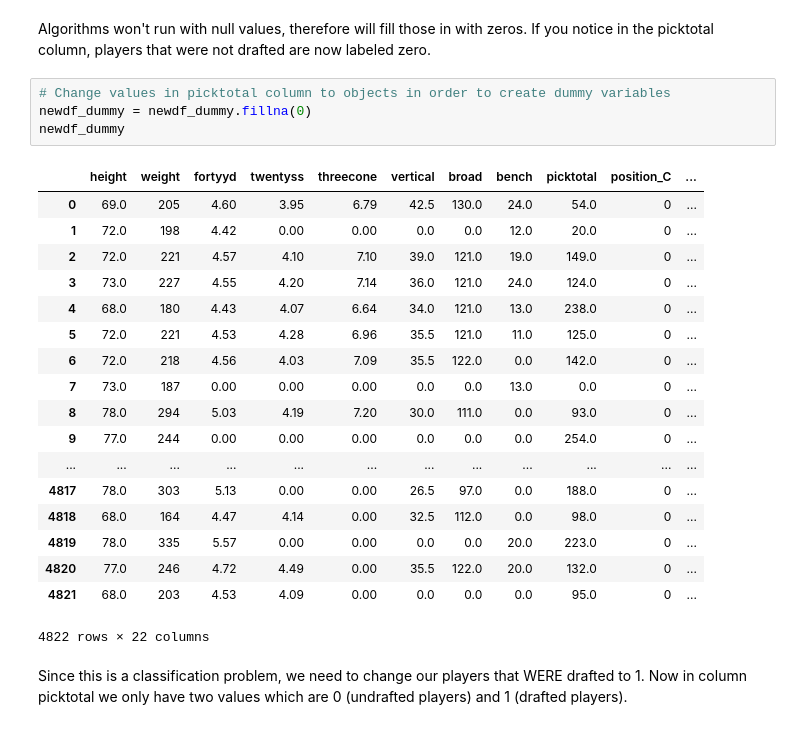
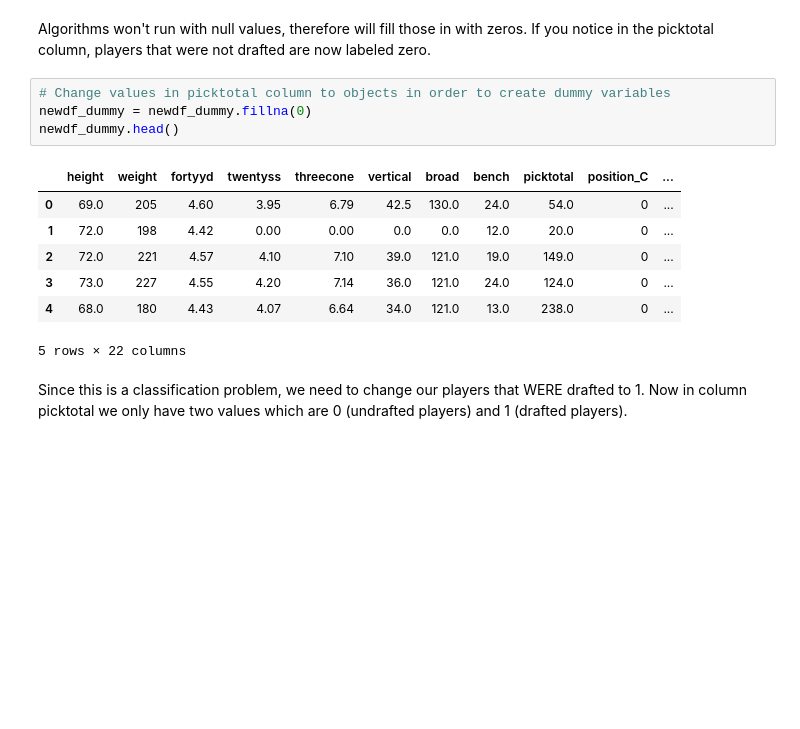
Before and after one commit to sixch/combine, a Jupyter notebook: CombineFinal.ipynb, the cells around one changed output. Cells and saved outputs as stored; diff of their text form; blank space fills up the shorter version.

```diff
--- a/CombineFinal.ipynb
+++ b/CombineFinal.ipynb
@@ -1625,26 +1625,15 @@ Algorithms won't run with null values, therefore will fill those in with zeros.
 # %%
 # Change values in picktotal column to objects in order to create dummy variables
 newdf_dummy = newdf_dummy.fillna(0)
-newdf_dummy
+newdf_dummy.head()
 # %% [output]
 |  | height | weight | fortyyd | twentyss | threecone | vertical | broad | bench | picktotal | position_C | ... |
 | 0 | 69.0 | 205 | 4.60 | 3.95 | 6.79 | 42.5 | 130.0 | 24.0 | 54.0 | 0 | ... |
 | 1 | 72.0 | 198 | 4.42 | 0.00 | 0.00 | 0.0 | 0.0 | 12.0 | 20.0 | 0 | ... |
 | 2 | 72.0 | 221 | 4.57 | 4.10 | 7.10 | 39.0 | 121.0 | 19.0 | 149.0 | 0 | ... |
 | 3 | 73.0 | 227 | 4.55 | 4.20 | 7.14 | 36.0 | 121.0 | 24.0 | 124.0 | 0 | ... |
 | 4 | 68.0 | 180 | 4.43 | 4.07 | 6.64 | 34.0 | 121.0 | 13.0 | 238.0 | 0 | ... |
-| 5 | 72.0 | 221 | 4.53 | 4.28 | 6.96 | 35.5 | 121.0 | 11.0 | 125.0 | 0 | ... |
-| 6 | 72.0 | 218 | 4.56 | 4.03 | 7.09 | 35.5 | 122.0 | 0.0 | 142.0 | 0 | ... |
-| 7 | 73.0 | 187 | 0.00 | 0.00 | 0.00 | 0.0 | 0.0 | 13.0 | 0.0 | 0 | ... |
-| 8 | 78.0 | 294 | 5.03 | 4.19 | 7.20 | 30.0 | 111.0 | 0.0 | 93.0 | 0 | ... |
-| 9 | 77.0 | 244 | 0.00 | 0.00 | 0.00 | 0.0 | 0.0 | 0.0 | 254.0 | 0 | ... |
-| ... | ... | ... | ... | ... | ... | ... | ... | ... | ... | ... | ... |
-| 4817 | 78.0 | 303 | 5.13 | 0.00 | 0.00 | 26.5 | 97.0 | 0.0 | 188.0 | 0 | ... |
-| 4818 | 68.0 | 164 | 4.47 | 4.14 | 0.00 | 32.5 | 112.0 | 0.0 | 98.0 | 0 | ... |
-| 4819 | 78.0 | 335 | 5.57 | 0.00 | 0.00 | 0.0 | 0.0 | 20.0 | 223.0 | 0 | ... |
-| 4820 | 77.0 | 246 | 4.72 | 4.49 | 0.00 | 35.5 | 122.0 | 20.0 | 132.0 | 0 | ... |
-| 4821 | 68.0 | 203 | 4.53 | 4.09 | 0.00 | 0.0 | 0.0 | 0.0 | 95.0 | 0 | ... |
-4822 rows × 22 columns
+5 rows × 22 columns
 # %% [markdown]
 Since this is a classification problem, we need to change our players that WERE drafted to 1. Now in column picktotal we only have two values which are 0 (undrafted players) and 1 (drafted players).
 # %%
```
Also changed, not shown: parts of 12 cells of this notebook.
